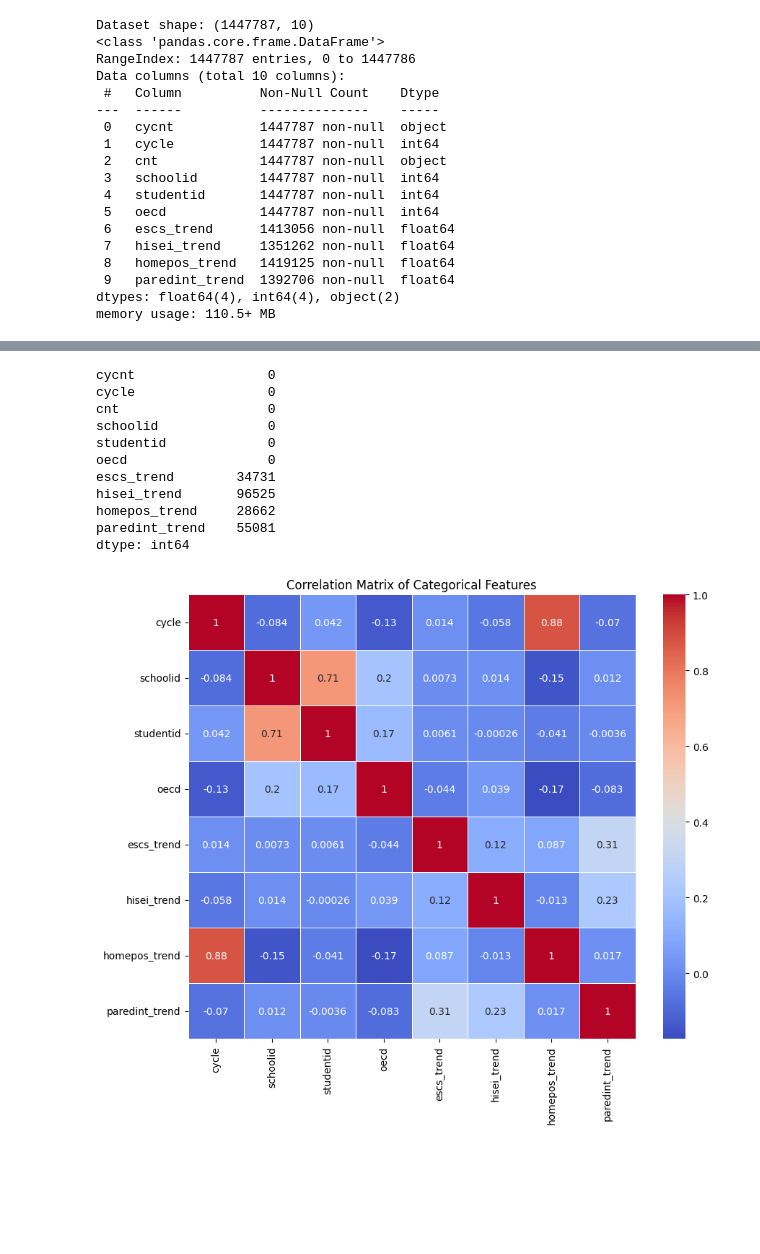
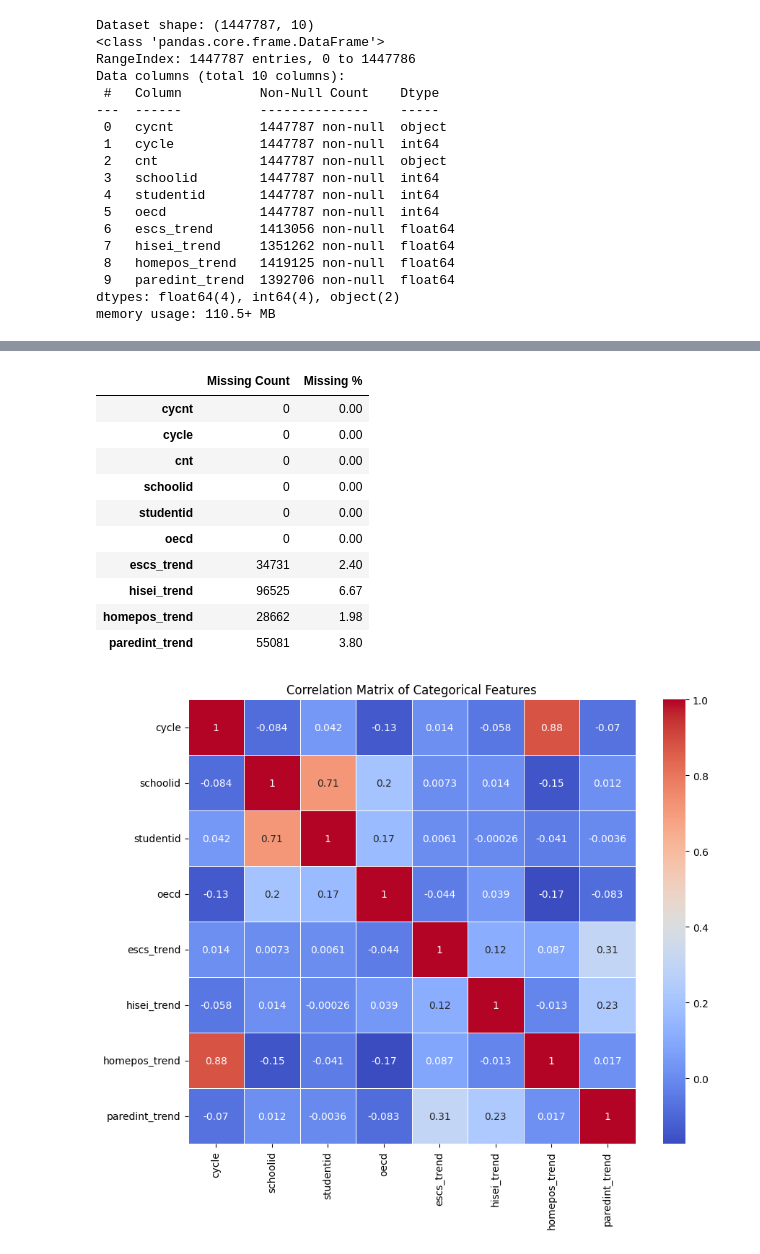
Before and after one commit to Duarte-Casta/AI-Driven-Project, a Jupyter notebook: data_understanding.ipynb, the cells around one changed output, grey strips where cells are left out. Cells and saved outputs as stored; diff of their text form; code cells hidden in the pictures; blank space fills up the shorter version.

Commit message:
feat: add missing value percentage analysis

```diff
--- a/data_understanding.ipynb
+++ b/data_understanding.ipynb
@@ -55,19 +55,32 @@ ds.describe()
 | 75% | 7.000000e+00 | 2.480000e+02 | 7.627000e+03 | 1.000000e+00 | 4.896000e-01 | 7.050000e+01 | 4.976700e-01 | 1.600000e+01 |
 | max | 7.000000e+00 | 5.011900e+04 | 5.479700e+04 | 1.000000e+00 | 4.703700e+00 | 8.896000e+01 | 3.649307e+00 | 1.600000e+01 |
 # %%
-ds.isnull().sum()
+# Deteta e soma os valores em falta
+missing_count = ds.isna().sum()
+
+# Calcula a percentagem de valores em falta
+missing_percent = (missing_count / len(ds)) * 100
+
+
+# Criação da tabela dos valores em falta
+missing_table = pd.DataFrame({
+    "Missing Count": missing_count,
+    "Missing %": missing_percent.round(2)
+})
+
+missing_table
 # %% [output]
-cycnt                 0
-cycle                 0
-cnt                   0
-schoolid              0
-studentid             0
-oecd                  0
-escs_trend        34731
-hisei_trend       96525
-homepos_trend     28662
-paredint_trend    55081
-dtype: int64
+|  | Missing Count | Missing % |
+| cycnt | 0 | 0.00 |
+| cycle | 0 | 0.00 |
+| cnt | 0 | 0.00 |
+| schoolid | 0 | 0.00 |
+| studentid | 0 | 0.00 |
+| oecd | 0 | 0.00 |
+| escs_trend | 34731 | 2.40 |
+| hisei_trend | 96525 | 6.67 |
+| homepos_trend | 28662 | 1.98 |
+| paredint_trend | 55081 | 3.80 |
 # %%
 # correlation matrix of categorical features
 categorical_features = ds.select_dtypes(include=['int','float']).columns
```
